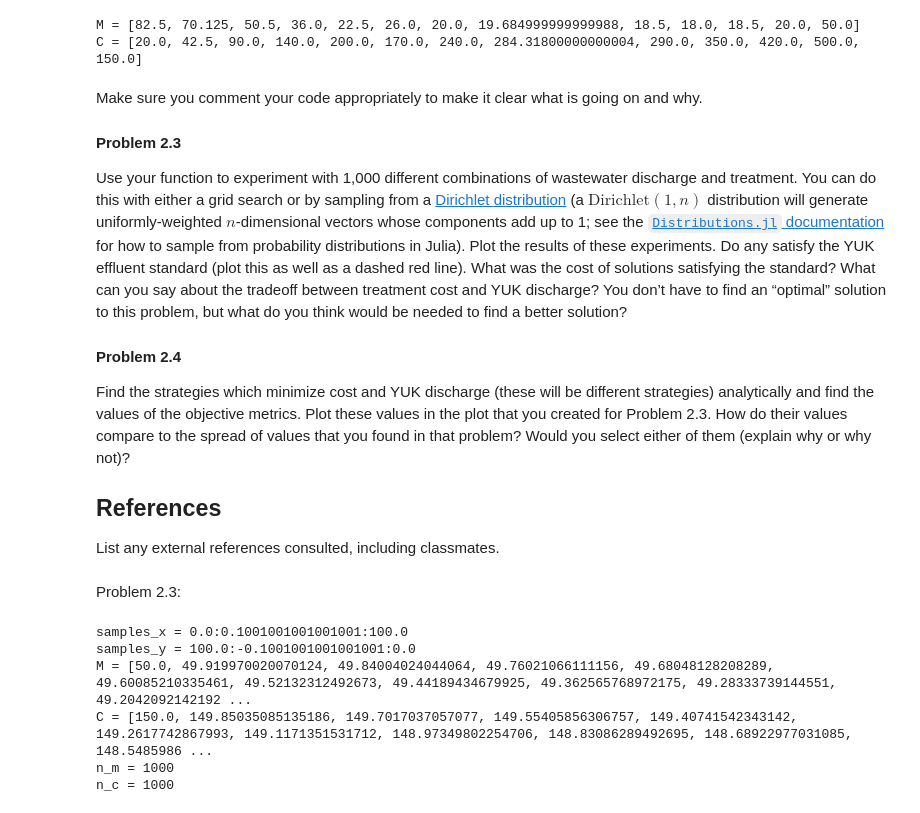
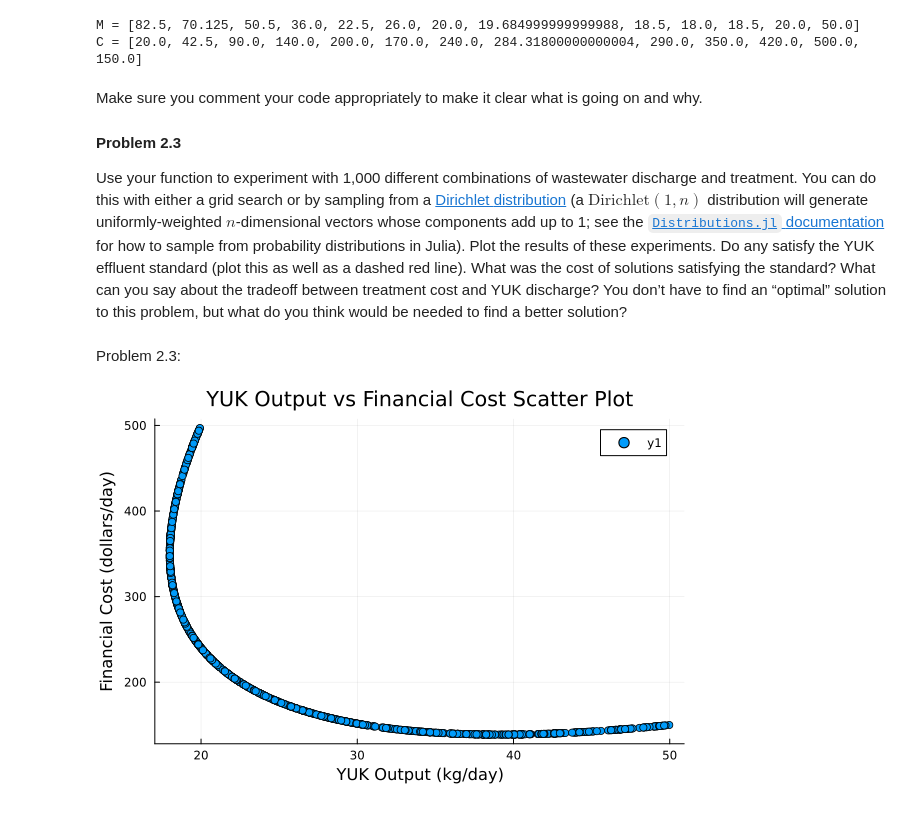
Before and after one commit to BEE4750-FA25/bee4750-hw1-evo, a Jupyter notebook: hw01.ipynb, the cells around one changed output. Saved outputs shown, nothing was run; the diff lists cells and outputs as text; code cells hidden in the pictures.

```diff
--- a/hw01.ipynb
+++ b/hw01.ipynb
@@ -409,50 +409,29 @@ satisfying the standard? What can you say about the tradeoff between
 treatment cost and YUK discharge? You don’t have to find an “optimal”
 solution to this problem, but what do you think would be needed to find
 a better solution?
-
-#### Problem 2.4
-
-Find the strategies which minimize cost and YUK discharge (these will be
-different strategies) analytically and find the values of the objective
-metrics. Plot these values in the plot that you created for Problem 2.3.
-How do their values compare to the spread of values that you found in
-that problem? Would you select either of them (explain why or why not)?
-
-## References
-
-List any external references consulted, including classmates.
 # %% [markdown]
 Problem 2.3:
 # %%
 function multiple_return_values(x, y)
     # Material balance equation
     # 100 .- 0.8x .- y + 0.005.*y.^2
 
     # Finance cost equation
     # C1 = x.^2/20
     # C2 = 1.5.*y
     # C = C1 + C2
     return (100 .- 0.8x .- y + 0.005.*y.^2, x.^2/20 .+ 1.5.*y) # Return YUK output and financial cost
 end
 
-samples_x = range(0, stop=100, length=1000)
-samples_y = range(100, stop=0, length=1000)
-@show samples_x;
-@show samples_y;
+distribution = Dirichlet(2,1)
+samples = rand(distribution, 1000) # Generate 1000 samples from Dirichlet distribution
+x_samples = 100*samples[1, :]
+y_samples = 100*samples[2, :]
 
-output = multiple_return_values.(samples_x, samples_y)
+output = multiple_return_values.(x_samples, y_samples)
 M = [out[1] for out in output] # Display YUK output in kg/day
 C = [out[2] for out in output] # Display financial cost
-n_m = length(M)
-n_c = length(C)
-@show M;
-@show C;
-@show n_m;
-@show n_c;
+
+plot(M, C, seriestype=:scatter, xlabel="YUK Output (kg/day)", ylabel="Financial Cost (dollars/day)", title="YUK Output vs Financial Cost Scatter Plot")
 # %% [output]
-samples_x = 0.0:0.1001001001001001:100.0
-samples_y = 100.0:-0.1001001001001001:0.0
-M = [50.0, 49.919970020070124, 49.84004024044064, 49.76021066111156, 49.68048128208289, 49.60085210335461, 49.52132312492673, 49.44189434679925, 49.362565768972175, 49.28333739144551, 49.2042092142192 ...
-C = [150.0, 149.85035085135186, 149.7017037057077, 149.55405856306757, 149.40741542343142, 149.2617742867993, 149.1171351531712, 148.97349802254706, 148.83086289492695, 148.68922977031085, 148.5485986 ...
-n_m = 1000
-n_c = 1000
+[figure, added]
```
Also changed, not shown: parts of 2 cells of this notebook.
